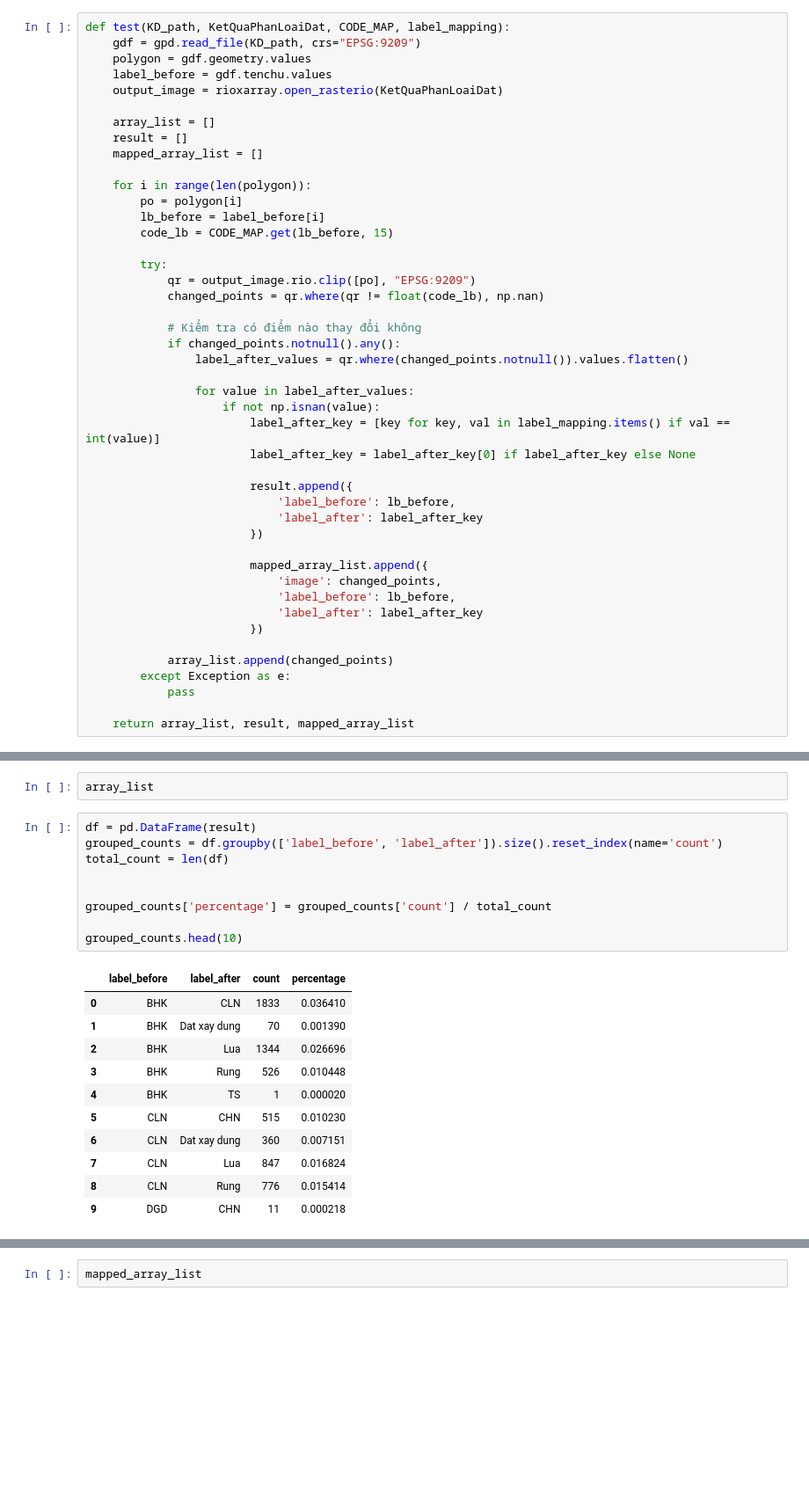
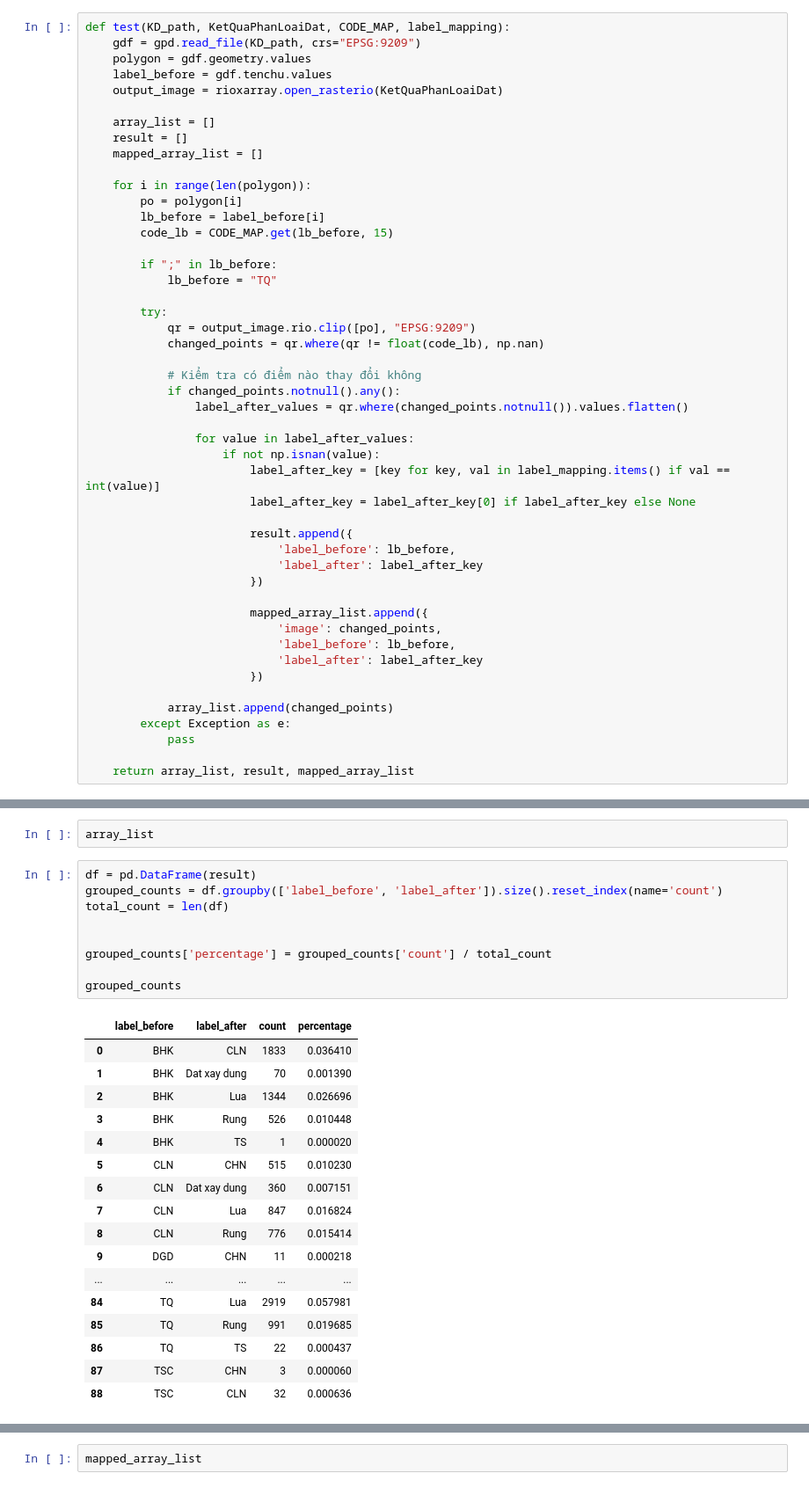
Before and after one commit to CTU-CSIRO/CSIROBoeingPhase5-Vietnam, a Jupyter notebook: Test.ipynb, the cells around one changed output, grey strips where cells are left out. Shown: that part at 88% size. Cells and saved outputs as stored; diff of their text form; blank space fills up the shorter version.

```diff
--- a/Test.ipynb
+++ b/Test.ipynb
@@ -67,6 +72,9 @@ def test(KD_path, KetQuaPhanLoaiDat, CODE_MAP, label_mapping):
         po = polygon[i]
         lb_before = label_before[i]
         code_lb = CODE_MAP.get(lb_before, 15)
+
+        if ";" in lb_before:
+            lb_before = "TQ"
 
         try:
             qr = output_image.rio.clip([po], "EPSG:9209")
@@ -105,21 +113,27 @@ array_list
 # %%
 df = pd.DataFrame(result)
 grouped_counts = df.groupby(['label_before', 'label_after']).size().reset_index(name='count')
 total_count = len(df)
 
 
 grouped_counts['percentage'] = grouped_counts['count'] / total_count
 
-grouped_counts.head(10)
+grouped_counts
 # %% [output]
 |  | label_before | label_after | count | percentage |
 | 0 | BHK | CLN | 1833 | 0.036410 |
 | 1 | BHK | Dat xay dung | 70 | 0.001390 |
 | 2 | BHK | Lua | 1344 | 0.026696 |
 | 3 | BHK | Rung | 526 | 0.010448 |
 | 4 | BHK | TS | 1 | 0.000020 |
 | 5 | CLN | CHN | 515 | 0.010230 |
 | 6 | CLN | Dat xay dung | 360 | 0.007151 |
 | 7 | CLN | Lua | 847 | 0.016824 |
 | 8 | CLN | Rung | 776 | 0.015414 |
 | 9 | DGD | CHN | 11 | 0.000218 |
+| ... | ... | ... | ... | ... |
+| 84 | TQ | Lua | 2919 | 0.057981 |
+| 85 | TQ | Rung | 991 | 0.019685 |
+| 86 | TQ | TS | 22 | 0.000437 |
+| 87 | TSC | CHN | 3 | 0.000060 |
+| 88 | TSC | CLN | 32 | 0.000636 |
```
Also changed, not shown: parts of 2 cells of this notebook.
